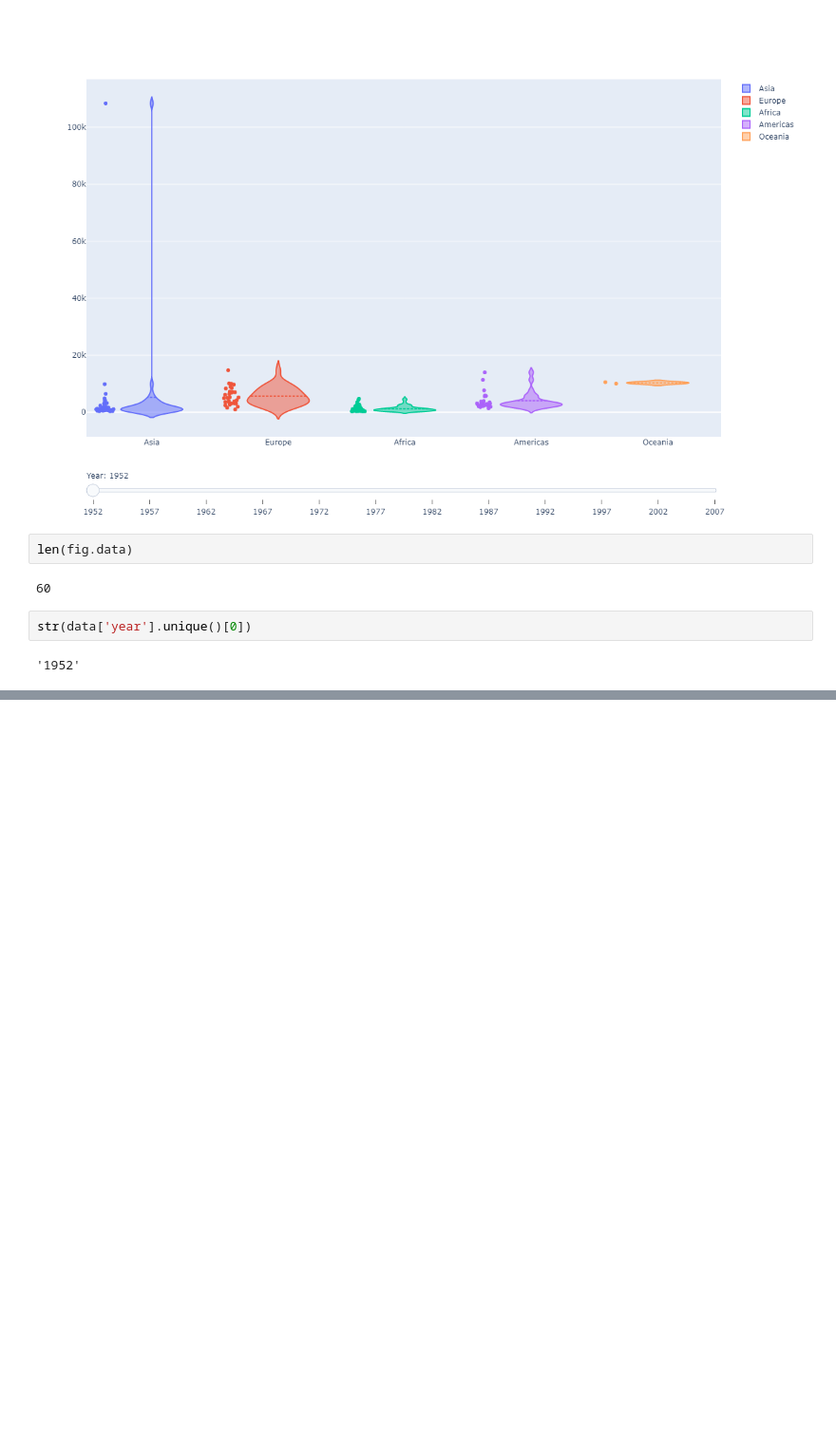
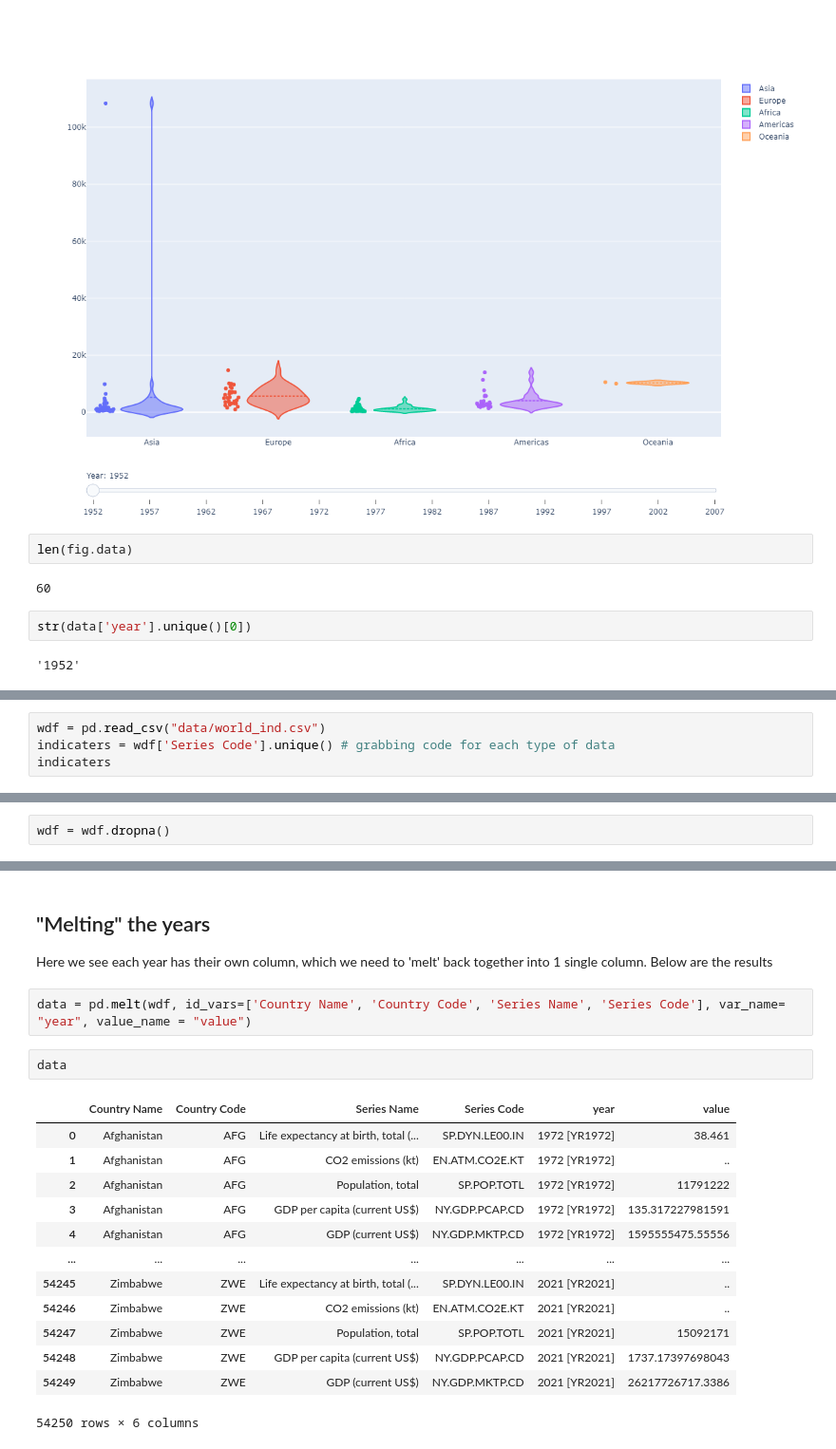
Before and after one commit to dastbek/Lesson-Note, a Jupyter notebook: Stats/distribution-interpretation.ipynb, the cells around one changed output, grey strips where cells are left out. Shown at 95% size. Saved outputs shown, nothing was run; the diff lists cells and outputs as text; blank space fills up the shorter version.

```diff
--- a/Stats/distribution-interpretation.ipynb
+++ b/Stats/distribution-interpretation.ipynb
@@ -103,0 +106,4 @@ str(data['year'].unique()[0])
+# %%
+wdf = pd.read_csv("data/world_ind.csv")
+indicaters = wdf['Series Code'].unique() # grabbing code for each type of data
+indicaters
@@ -103,0 +120,2 @@ str(data['year'].unique()[0])
+# %%
+wdf = wdf.dropna()
@@ -103,0 +132,21 @@ str(data['year'].unique()[0])
+# %% [markdown]
+## "Melting" the years
+Here we see each year has their own column, which we need to 'melt' back together into 1 single column. Below are the results
+# %%
+data = pd.melt(wdf, id_vars=['Country Name', 'Country Code', 'Series Name', 'Series Code'], var_name= "year", value_name = "value")
+# %%
+data
+# %% [output]
+|  | Country Name | Country Code | Series Name | Series Code | year | value |
+| 0 | Afghanistan | AFG | Life expectancy at birth, total (... | SP.DYN.LE00.IN | 1972 [YR1972] | 38.461 |
+| 1 | Afghanistan | AFG | CO2 emissions (kt) | EN.ATM.CO2E.KT | 1972 [YR1972] | .. |
+| 2 | Afghanistan | AFG | Population, total | SP.POP.TOTL | 1972 [YR1972] | 11791222 |
+| 3 | Afghanistan | AFG | GDP per capita (current US$) | NY.GDP.PCAP.CD | 1972 [YR1972] | 135.317227981591 |
+| 4 | Afghanistan | AFG | GDP (current US$) | NY.GDP.MKTP.CD | 1972 [YR1972] | 1595555475.55556 |
+| ... | ... | ... | ... | ... | ... | ... |
+| 54245 | Zimbabwe | ZWE | Life expectancy at birth, total (... | SP.DYN.LE00.IN | 2021 [YR2021] | .. |
+| 54246 | Zimbabwe | ZWE | CO2 emissions (kt) | EN.ATM.CO2E.KT | 2021 [YR2021] | .. |
+| 54247 | Zimbabwe | ZWE | Population, total | SP.POP.TOTL | 2021 [YR2021] | 15092171 |
+| 54248 | Zimbabwe | ZWE | GDP per capita (current US$) | NY.GDP.PCAP.CD | 2021 [YR2021] | 1737.17397698043 |
+| 54249 | Zimbabwe | ZWE | GDP (current US$) | NY.GDP.MKTP.CD | 2021 [YR2021] | 26217726717.3386 |
+54250 rows × 6 columns
```
Also changed, not shown: parts of 14 cells of this notebook, 10 other files.
